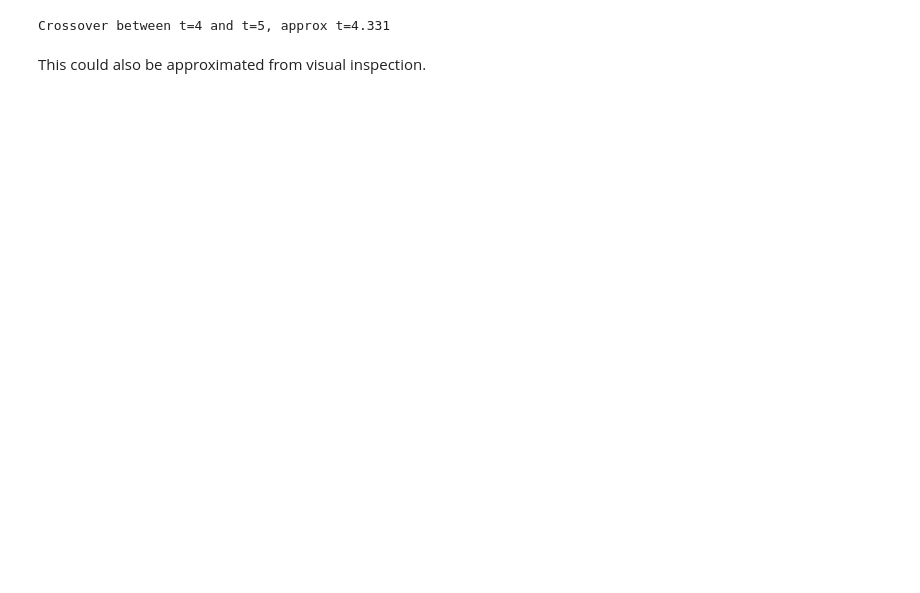
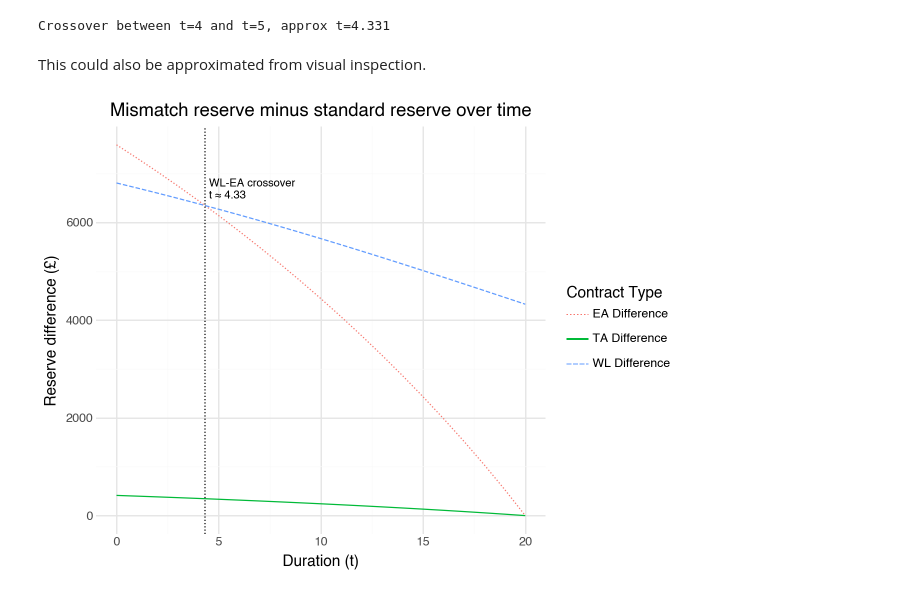
Before and after one commit to ytterbiu/smm065-computer-based-assessment, a Jupyter notebook: cm1-p2-cw-notebook.ipynb, the cells around one changed output. Cells and saved outputs as stored; diff of their text form; code cells hidden in the pictures; blank space fills up the shorter version.

```diff
--- a/cm1-p2-cw-notebook.ipynb
+++ b/cm1-p2-cw-notebook.ipynb
@@ -843,3 +843,43 @@ for i in range(len(df_diff) - 1):
 Crossover between t=4 and t=5, approx t=4.331
 # %% [markdown]
 This could also be approximated from visual inspection.
+# %%
+# plot with intersect labelled
+diff_plot_2 = (
+    ggplot(
+        df_diff_melted,
+        aes(
+            x="Duration (t)",
+            y="Reserve Difference (£)",
+            color="Contract Type",
+            linetype="Contract Type",
+        ),
+    )
+    + geom_line()
+    + geom_vline(xintercept=t1 + frac, linetype="dotted", color="black", size=0.5)
+    + annotate(
+        "text",
+        x=t1 + frac + 0.2,
+        y=df_diff["WL Difference"].max() * 0.98,
+        label=f"WL-EA crossover\nt ≈ {t1 + frac:.2f}",
+        ha="left",
+        size=8,
+        color="black",
+    )
+    + scale_linetype_manual(
+        values={
+            "WL Difference": "dashed",
+            "TA Difference": "solid",
+            "EA Difference": "dotted",
+        }
+    )
+    + theme_minimal()
+    + labs(
+        title="Mismatch reserve minus standard reserve over time",
+        x="Duration (t)",
+        y="Reserve difference (£)",
+    )
+)
+diff_plot_2
+# %% [output]
+[figure, added]
```
Also changed, not shown: parts of 1 cell of this notebook.
